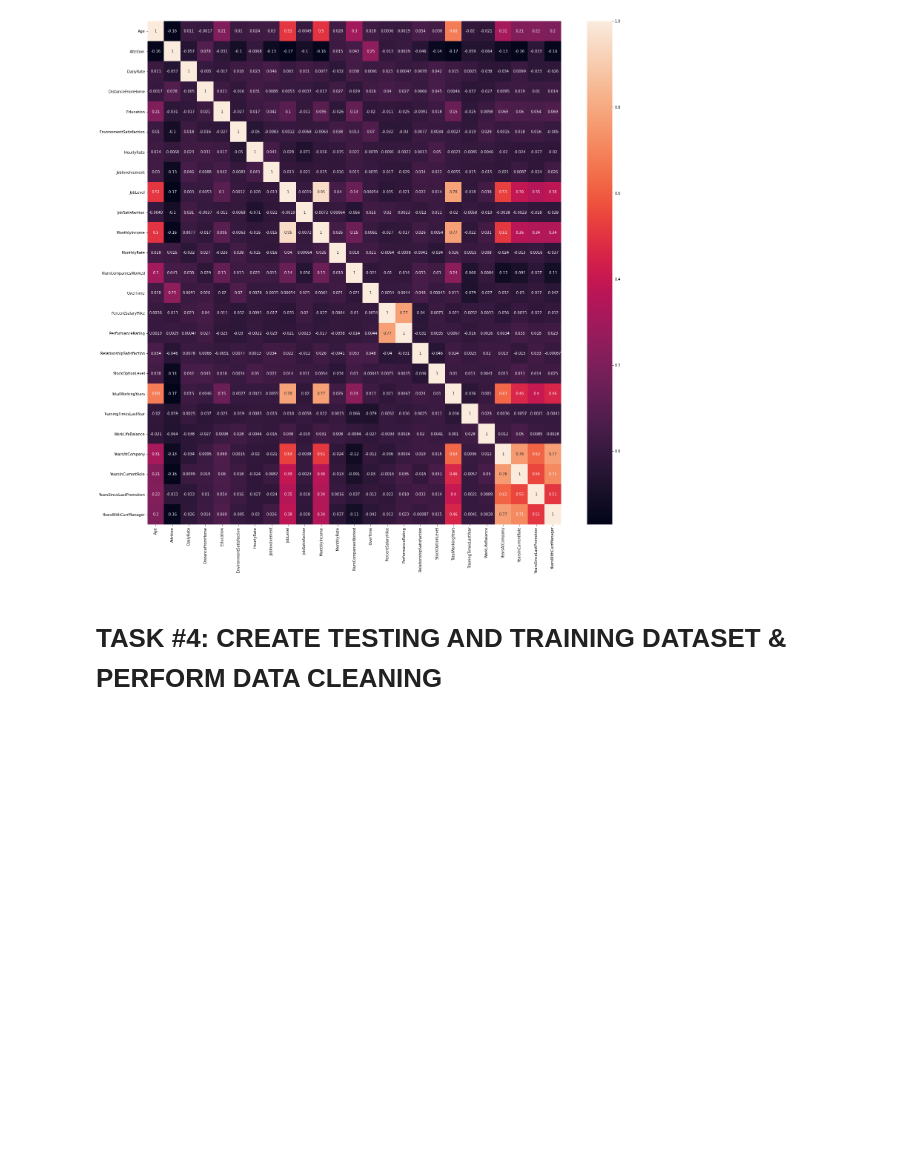
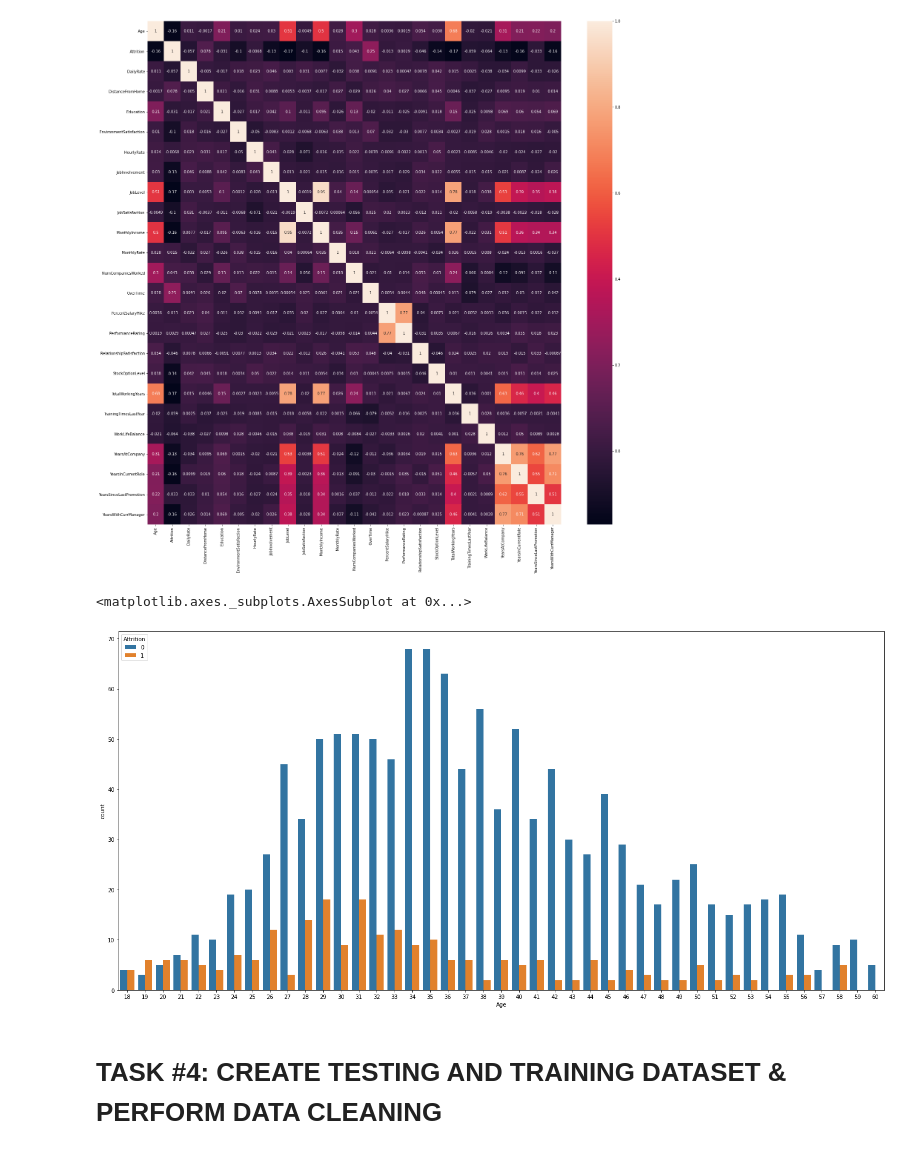
Before and after one commit to lavarius/DSCaseStudies, a Jupyter notebook: CS_Human_Resources_Department_Skeleton.ipynb, the cells around one changed output. Saved outputs shown, nothing was run; the diff lists cells and outputs as text; code cells hidden in the pictures; blank space fills up the shorter version.

```diff
--- a/CS_Human_Resources_Department_Skeleton.ipynb
+++ b/CS_Human_Resources_Department_Skeleton.ipynb
@@ -167,4 +167,11 @@ sns.heatmap(correlations, annot = True)
 # %% [output]
 <matplotlib.axes._subplots.AxesSubplot at 0x...>
 [figure]
+# %%
+# plot age and attrition, is there a correlation?
+plt.figure(figsize = [25,12])
+sns.countplot(x = 'Age', hue = 'Attrition', data = employee_df)
+# %% [output]
+<matplotlib.axes._subplots.AxesSubplot at 0x...>
+[figure, added]
 # %%
```
Also changed, not shown: parts of 2 cells of this notebook.
